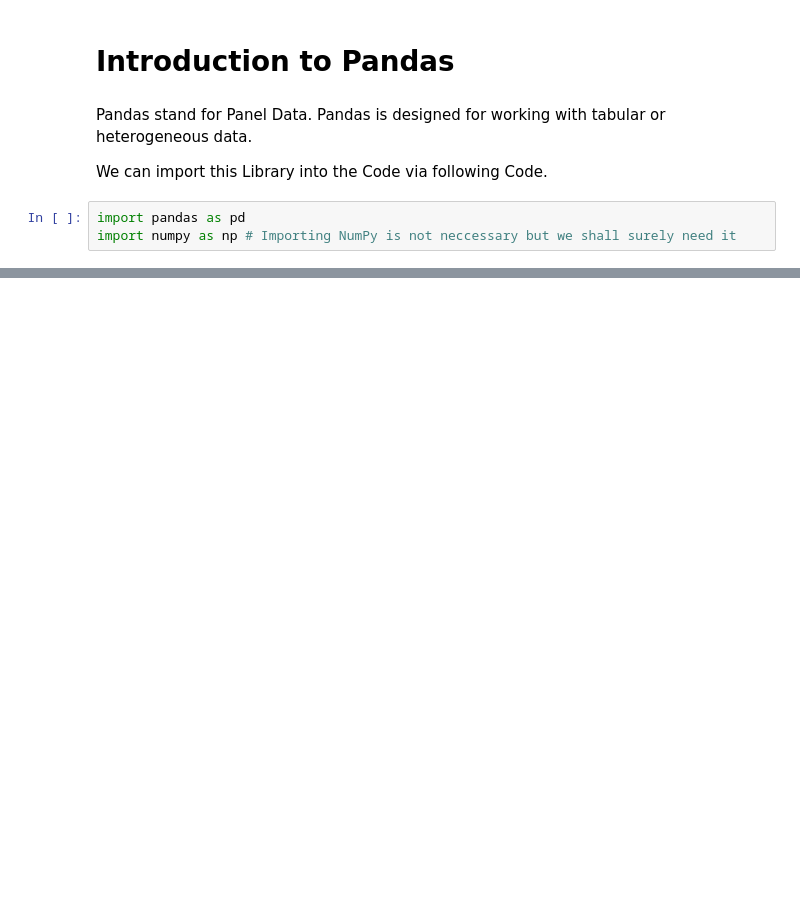
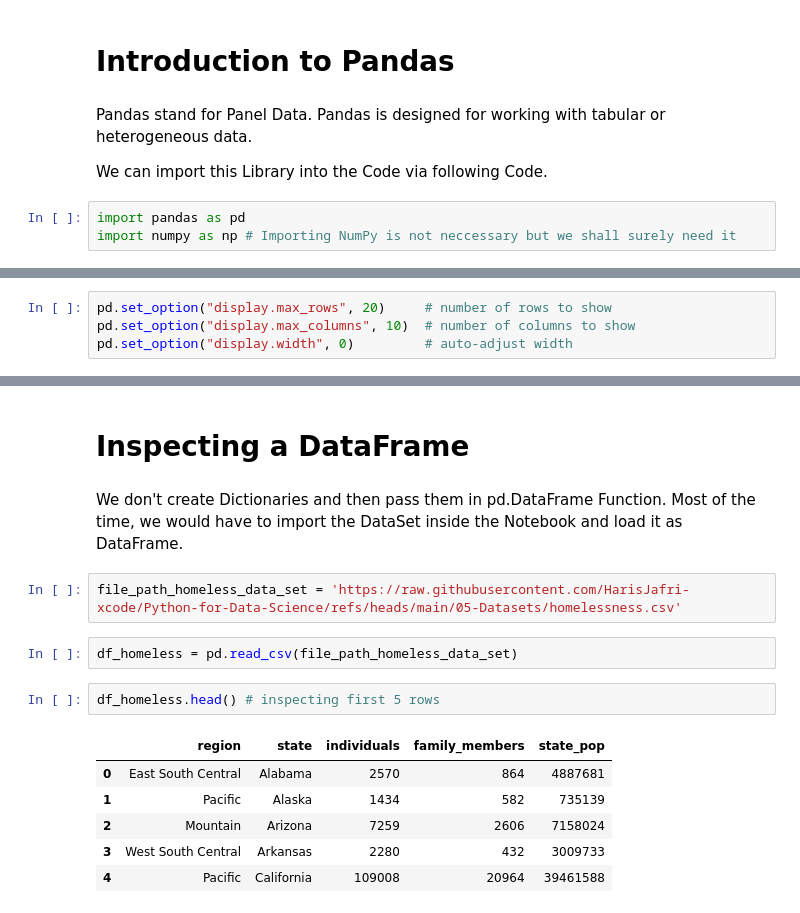
Before and after one commit to HarisJafri-xcode/Python-for-Data-Science, a Jupyter notebook: 03-Pandas/3_1_Getting_Started_with_pandas.ipynb, the cells around one changed output, grey strips where cells are left out. Drawn from its saved outputs; the diff is of its cells as text; blank space fills up the shorter version.

```diff
--- a/03-Pandas/3_1_Getting_Started_with_pandas.ipynb
+++ b/03-Pandas/3_1_Getting_Started_with_pandas.ipynb
@@ -435,0 +12,4 @@ array([[2000, 'Ohio', 1.5, -1.2],
+# %%
+pd.set_option("display.max_rows", 20)     # number of rows to show
+pd.set_option("display.max_columns", 10)  # number of columns to show
+pd.set_option("display.width", 0)         # auto-adjust width
@@ -435,0 +35,17 @@ array([[2000, 'Ohio', 1.5, -1.2],
+# %% [markdown]
+# Inspecting a DataFrame
+# %% [markdown]
+We don't create Dictionaries and then pass them in pd.DataFrame Function. Most of the time, we would have to import the DataSet inside the Notebook and load it as DataFrame.
+# %%
+file_path_homeless_data_set = 'https://raw.githubusercontent.com/HarisJafri-xcode/Python-for-Data-Science/refs/heads/main/05-Datasets/homelessness.csv'
+# %%
+df_homeless = pd.read_csv(file_path_homeless_data_set)
+# %%
+df_homeless.head() # inspecting first 5 rows
+# %% [output]
+|  | region | state | individuals | family_members | state_pop |
+| 0 | East South Central | Alabama | 2570 | 864 | 4887681 |
+| 1 | Pacific | Alaska | 1434 | 582 | 735139 |
+| 2 | Mountain | Arizona | 7259 | 2606 | 7158024 |
+| 3 | West South Central | Arkansas | 2280 | 432 | 3009733 |
+| 4 | Pacific | California | 109008 | 20964 | 39461588 |
```
Also changed, not shown: parts of 84 cells of this notebook.
